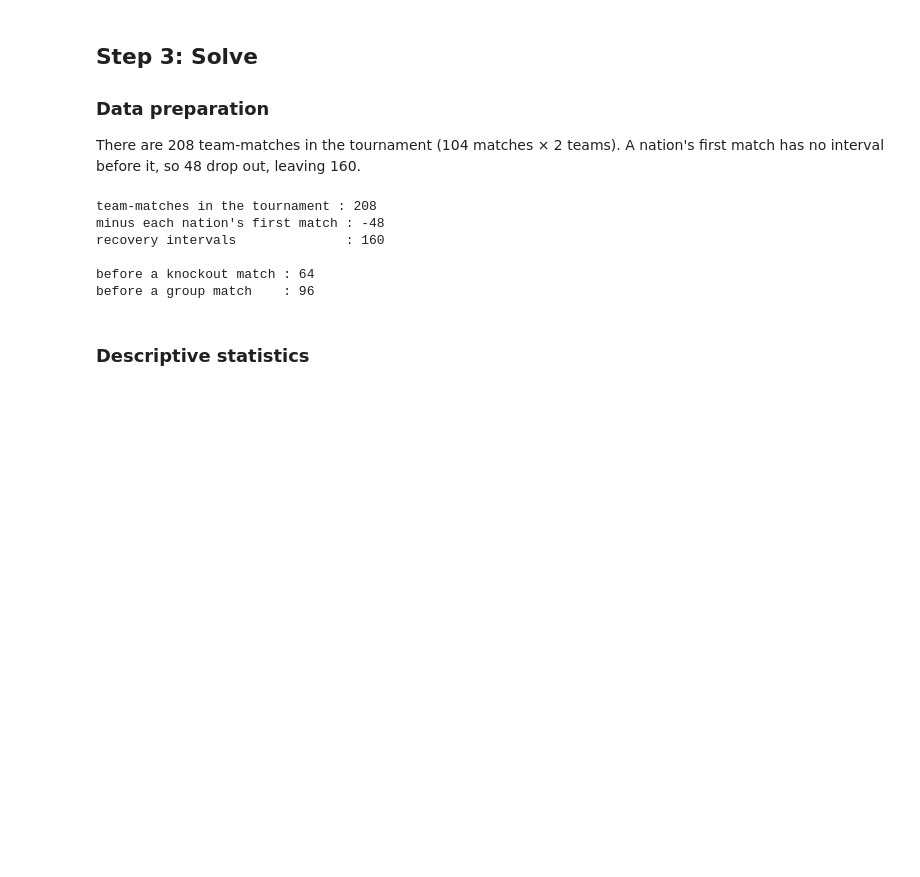
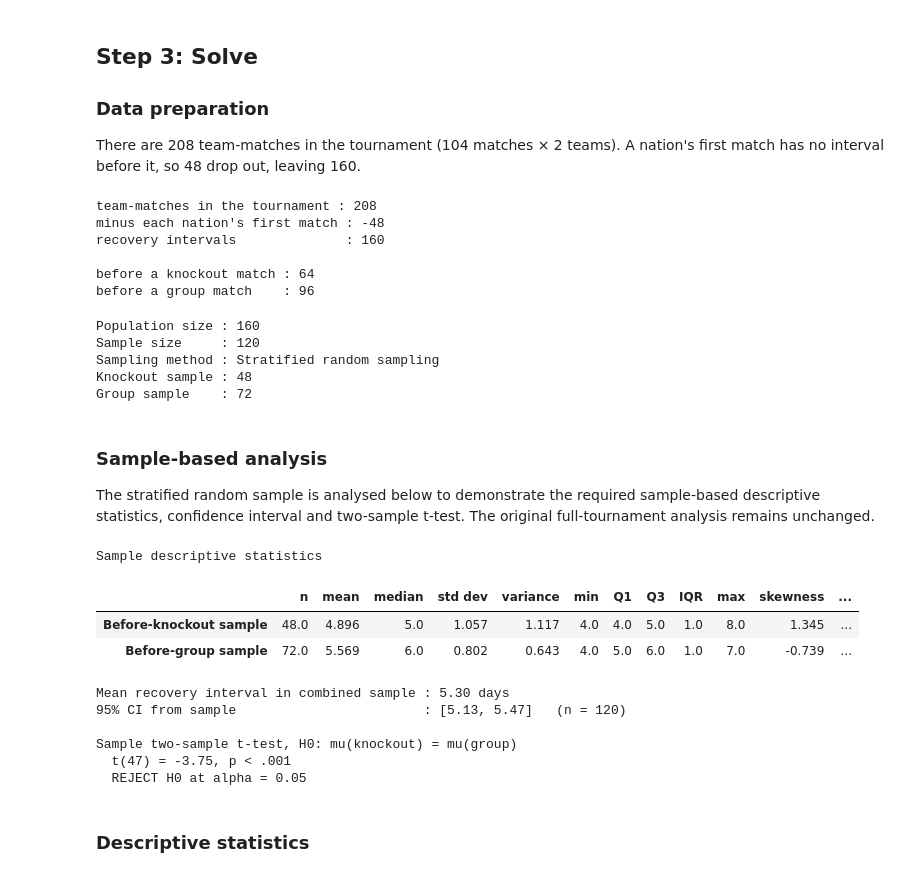
Before and after one commit to Akash157-CR7/HIT140-FOUNDATIONS-OF-DATA-SCIENCE-WC2026-analysis, a Jupyter notebook: WC2026_Analysis.ipynb, the cells around one changed output. Cells and saved outputs as stored; diff of their text form; code cells hidden in the pictures; blank space fills up the shorter version.

```diff
--- a/WC2026_Analysis.ipynb
+++ b/WC2026_Analysis.ipynb
@@ -976,6 +1206,79 @@ recovery intervals              : 160
 
 before a knockout match : 64
 before a group match    : 96
+# %%
+# ### Population and Sampling
+#
+# Population: all 160 recovery intervals calculated between consecutive
+# matches for teams in the FIFA World Cup 2026.
+# Unit of analysis: one recovery interval.
+#
+# Stratified random sampling is demonstrated because recovery intervals
+# are compared according to whether the following match is in the group
+# stage or knockout stage.
+
+akash_knockout_sample = before_knockout.sample(
+    n=48,
+    random_state=42
+)
+
+akash_group_sample = before_group.sample(
+    n=72,
+    random_state=42
+)
+
+print("Population size :", len(rest))
+print("Sample size     :",
+      len(akash_knockout_sample) + len(akash_group_sample))
+print("Sampling method : Stratified random sampling")
+print("Knockout sample :", len(akash_knockout_sample))
+print("Group sample    :", len(akash_group_sample))
+# %% [output]
+Population size : 160
+Sample size     : 120
+Sampling method : Stratified random sampling
+Knockout sample : 48
+Group sample    : 72
+# %% [markdown]
+### Sample-based analysis
+
+The stratified random sample is analysed below to demonstrate the required sample-based
+descriptive statistics, confidence interval and two-sample t-test. The original
+full-tournament analysis remains unchanged.
+# %%
+print("Sample descriptive statistics")
+display(pd.DataFrame([
+    describe(akash_knockout_sample, "Before-knockout sample"),
+    describe(akash_group_sample, "Before-group sample")
+]).round(3))
+
+akash_combined_sample = pd.concat(
+    [akash_knockout_sample, akash_group_sample],
+    ignore_index=True
+)
+
+sample_mean, sample_low, sample_high, sample_n = confidence_interval(akash_combined_sample)
+print(f"\nMean recovery interval in combined sample : {sample_mean:.2f} days")
+print(f"95% CI from sample                        : [{sample_low:.2f}, {sample_high:.2f}]   (n = {sample_n})")
+
+sample_t, sample_df, sample_p = two_sample_t(
+    akash_knockout_sample,
+    akash_group_sample,
+    alternative="less"
+)
+print("\nSample two-sample t-test, H0: mu(knockout) = mu(group)")
+report(sample_t, sample_df, sample_p)
+# %% [output]
+Sample descriptive statistics
+|  | n | mean | median | std dev | variance | min | Q1 | Q3 | IQR | max | skewness | ... |
+| Before-knockout sample | 48.0 | 4.896 | 5.0 | 1.057 | 1.117 | 4.0 | 4.0 | 5.0 | 1.0 | 8.0 | 1.345 | ... |
+| Before-group sample | 72.0 | 5.569 | 6.0 | 0.802 | 0.643 | 4.0 | 5.0 | 6.0 | 1.0 | 7.0 | -0.739 | ... |
+Mean recovery interval in combined sample : 5.30 days
+95% CI from sample                        : [5.13, 5.47]   (n = 120)
+
+Sample two-sample t-test, H0: mu(knockout) = mu(group)
+  t(47) = -3.75, p < .001
+  REJECT H0 at alpha = 0.05
 # %% [markdown]
 ### Descriptive statistics
 # %%
```
Also changed, not shown: parts of 15 cells of this notebook.
